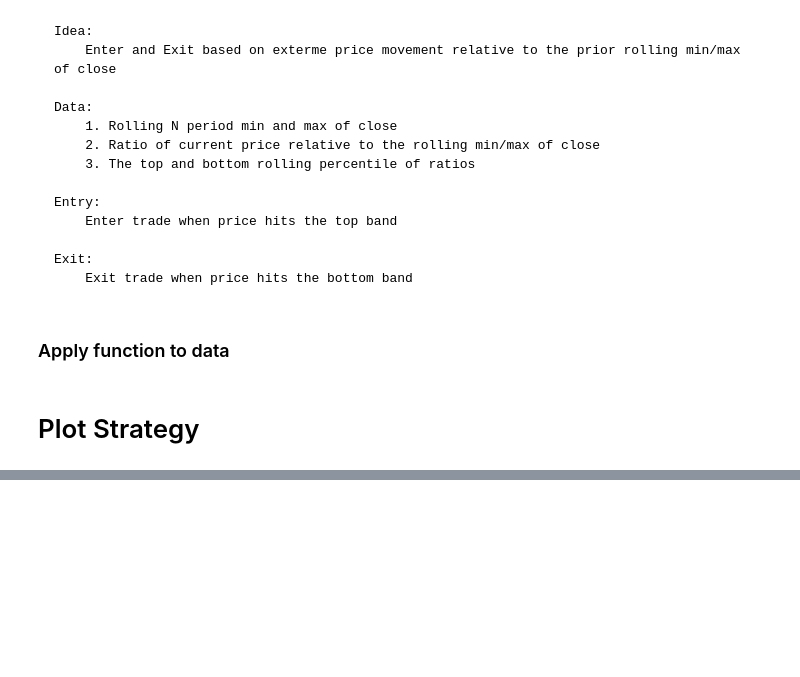
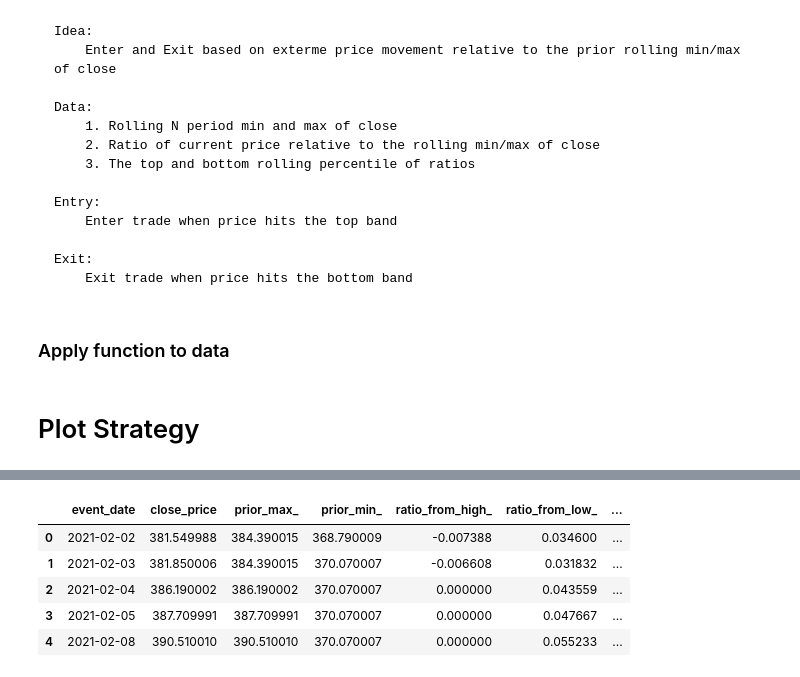
Before and after one commit to nate-belete/algoTrading, a Jupyter notebook: Strategy Development Ideas.ipynb, the cells around one changed output, grey strips where cells are left out. Cells and saved outputs as stored; diff of their text form; code cells hidden in the pictures; blank space fills up the shorter version.

```diff
--- a/Strategy Development Ideas.ipynb
+++ b/Strategy Development Ideas.ipynb
@@ -185,0 +211,9 @@ plt.show()
+# %%
+data.head()
+# %% [output]
+|  | event_date | close_price | prior_max_ | prior_min_ | ratio_from_high_ | ratio_from_low_ | ... |
+| 0 | 2021-02-02 | 381.549988 | 384.390015 | 368.790009 | -0.007388 | 0.034600 | ... |
+| 1 | 2021-02-03 | 381.850006 | 384.390015 | 370.070007 | -0.006608 | 0.031832 | ... |
+| 2 | 2021-02-04 | 386.190002 | 386.190002 | 370.070007 | 0.000000 | 0.043559 | ... |
+| 3 | 2021-02-05 | 387.709991 | 387.709991 | 370.070007 | 0.000000 | 0.047667 | ... |
+| 4 | 2021-02-08 | 390.510010 | 390.510010 | 370.070007 | 0.000000 | 0.055233 | ... |
```
Also changed, not shown: parts of 8 cells of this notebook, 3 other files.
